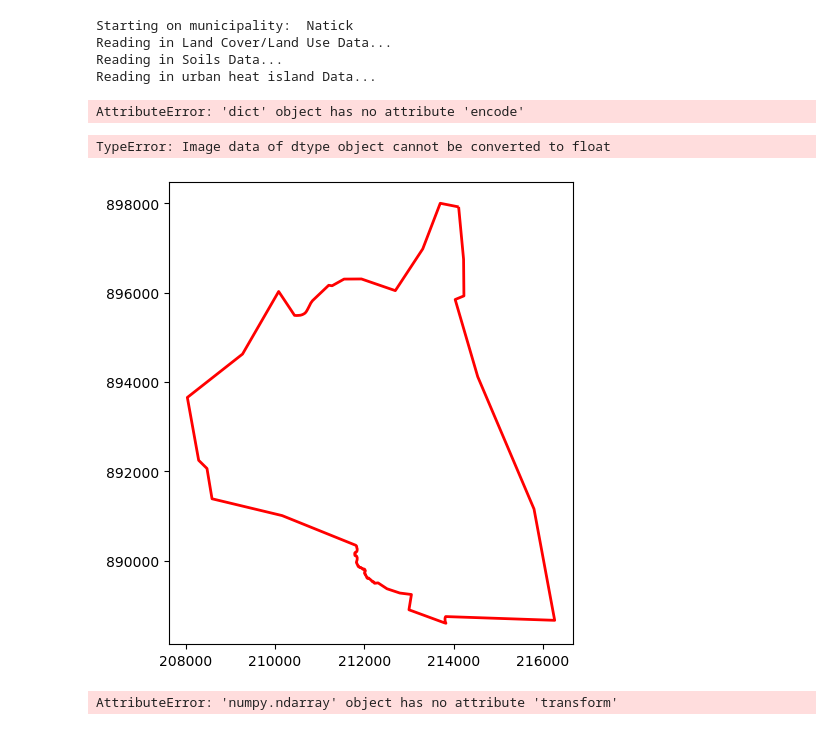
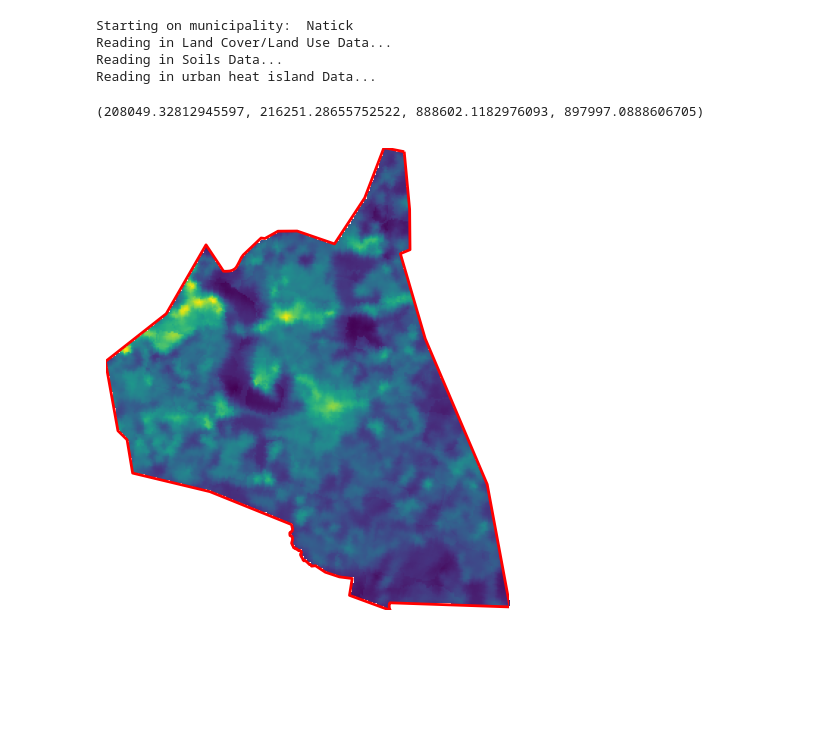
Before and after one commit to MAPC/ms4-gi-equity-tool, a Jupyter notebook: notebooks/2-nutrient_loading.ipynb, the cells around one changed output. Saved outputs shown, nothing was run; the diff lists cells and outputs as text; code cells hidden in the pictures; blank space fills up the shorter version.

Commit message:
raster ops for nutrient load

```diff
--- a/notebooks/2-nutrient_loading.ipynb
+++ b/notebooks/2-nutrient_loading.ipynb
@@ -102,42 +98,21 @@ Starting on municipality:  Natick
 Reading in Land Cover/Land Use Data...
 Reading in Soils Data...
 Reading in urban heat island Data...
-# %%
-from src.features.build_features import *
-heat_muni =  mask_raster(mask_df=muni_shp,
-                        raster_fp=heat_fp)
-# %% [output]
-AttributeError: 'dict' object has no attribute 'encode'
+# %%
+folder_path = "K:\\DataServices\\Projects\\Current_Projects\\Environment\\MS4\\Data\\Spatial\\Intermediate"
+path = os.path.join(folder_path, muni) #make a subdirectory in intermediate folder w town name
+os.makedirs(path, exist_ok=True)
+
+path_to_tif_file = path + '\\heat_clipped_' + muni + '.tif'
+
+# Write the data to a new geotiff file
+heat_muni.rio.to_raster(path_to_tif_file, driver='GTiff')
+clipped_heat = rasterio.open(path_to_tif_file)
 # %%
 fig, ax = plt.subplots(figsize=(8, 6))
 p1 = muni_shp.plot(color=None,facecolor='none',edgecolor='red',linewidth = 2,ax=ax)
-show(heat_muni, ax=ax)
+show(clipped_heat, ax=ax)
 ax.axis('off')
 # %% [output]
-TypeError: Image data of dtype object cannot be converted to float
+(208049.32812945597, 216251.28655752522, 888602.1182976093, 897997.0888606705)
-[figure, old version]
+[figure, new version]
-# %%
-#rasterize land cover
-from rasterio import features
-from rasterio import transform
-
-#vectorize rasters
-polys_to_rasterize = [lclu, soils_hsg]
-
-#create tuples of geometry, value pairs, where value is the attribute value you want to burn
-vector = lclu
-value_field = 'COVERCODE'
-geom_value = ((geom,value) for geom, value in zip(vector.geometry, vector[value_field]))
-raster = heat_muni
-
-
-# Rasterize vector using the shape and transform of the raster
-rasterized_lclu = features.rasterize(geom_value,
-                                out_shape = raster.shape,
-                                transform = raster.transform,
-                                all_touched = True,
-                                fill = -5,   # background value
-                                merge_alg = MergeAlg.replace,
-                                dtype = int16)
-# %% [output]
-AttributeError: 'numpy.ndarray' object has no attribute 'transform'
```
Also changed, not shown: parts of 17 cells of this notebook, 2 other files.
